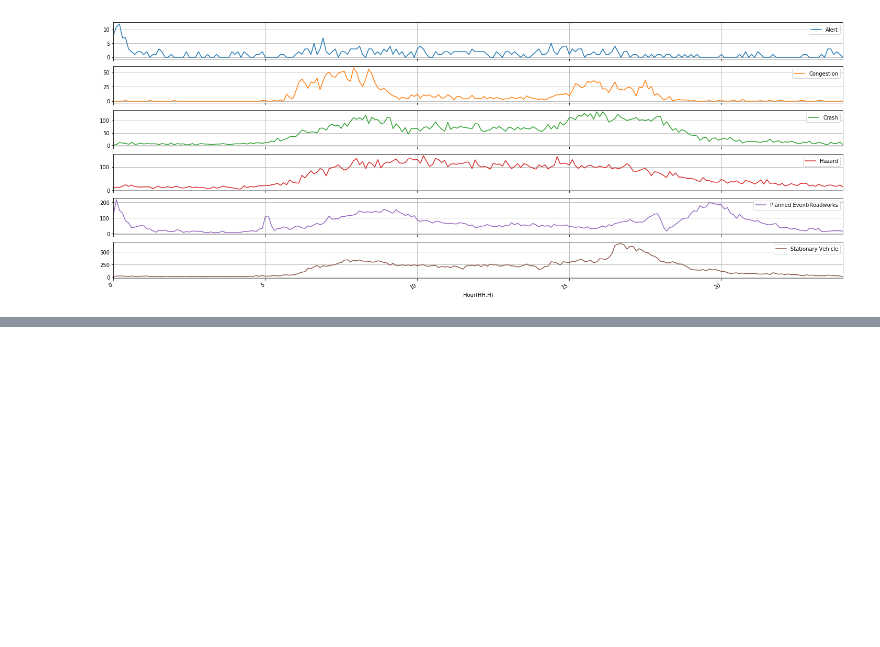
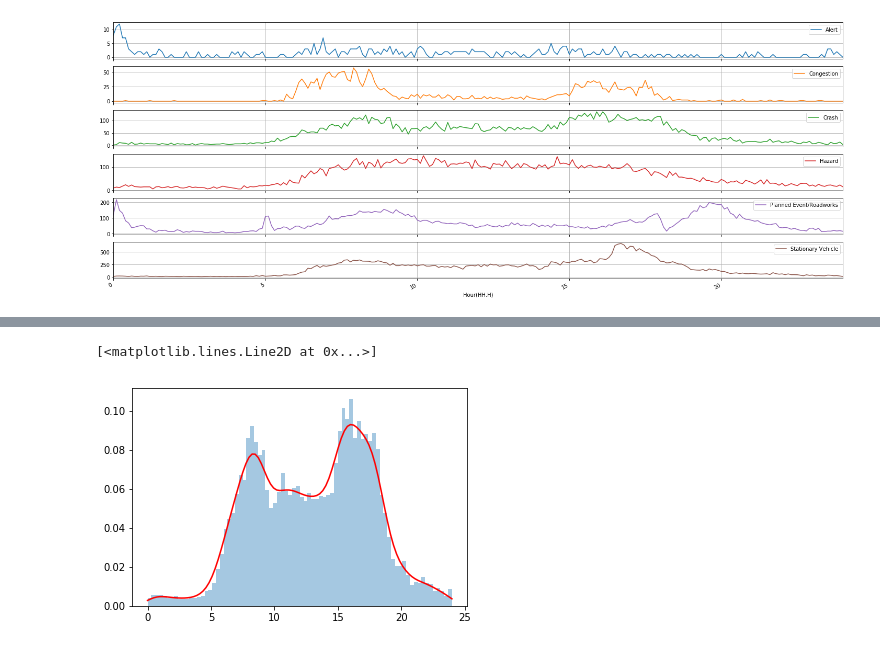
Before and after one commit to jaworra/Jupyter-Notebooks, a Jupyter notebook: crashDataAnalysis.ipynb, the cells around one changed output, grey strips where cells are left out. Drawn from its saved outputs; the diff is of its cells as text; code cells hidden in the pictures; blank space fills up the shorter version.

```diff
--- a/crashDataAnalysis.ipynb
+++ b/crashDataAnalysis.ipynb
@@ -148,0 +80,10 @@ abalone.pivot_table(
+# %%
+model = gaussian_kde(crashes_incidents_lite['Hour(HH.H)']) #can tune bandwith and kernel here with parametres
+# %%
+x=np.linspace(min(crashes_incidents_lite['Hour(HH.H)']),max(crashes_incidents_lite['Hour(HH.H)']),100)
+y = model(x)
+plt.hist(crashes_incidents_lite['Hour(HH.H)'], bins=80,density=True, alpha=0.4)
+plt.plot(x,y,'r')
+# %% [output]
+[<matplotlib.lines.Line2D at 0x...>]
+[figure, added]
```
Also changed, not shown: parts of 29 cells of this notebook.
